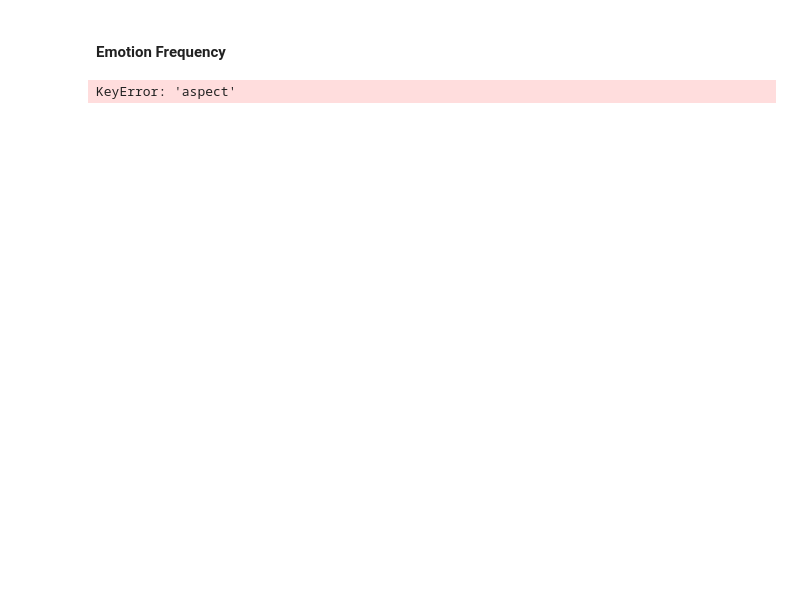
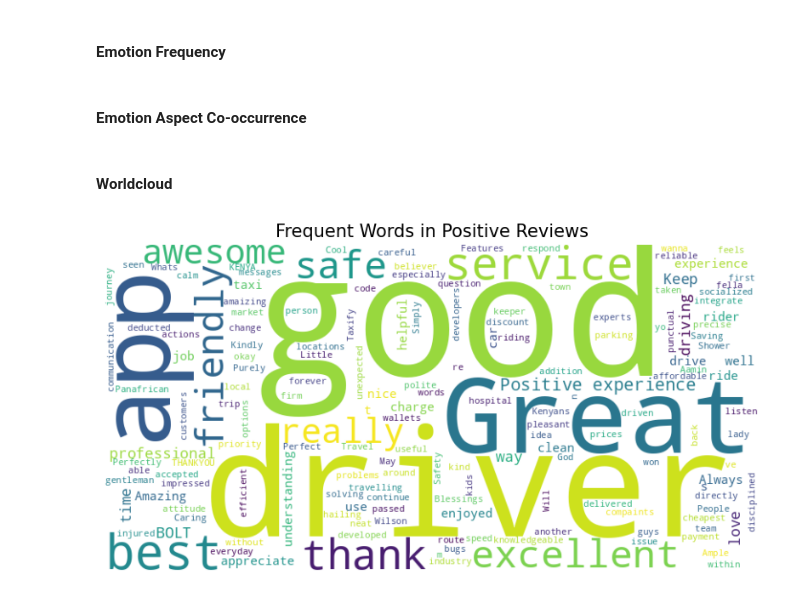
Before and after one commit to u-mar/FASA, a Jupyter notebook: notebooks/Modelling.ipynb, the cells around one changed output. Drawn from its saved outputs; the diff is of its cells as text; code cells hidden in the pictures; blank space fills up the shorter version.

```diff
--- a/notebooks/Modelling.ipynb
+++ b/notebooks/Modelling.ipynb
@@ -33,6 +35,8 @@ model.analyze_text("My trip ended up triple amount")
 final = pd.concat([i,df_pred],axis=1)
 # %%
 #final.to_csv("../Data/Cleaned/predicted.csv")
+# %%
+final = pd.read_csv("../Data/Cleaned/predicted.csv")
 # %%
 import plotly.express as px
 import plotly.graph_objects as go
@@ -42,8 +46,6 @@ from wordcloud import WordCloud
 import matplotlib.pyplot as plt
 from collections import Counter
 import ast
-# %%
-final = final.iloc[:, ~final.columns.duplicated(keep='first')]
 # %% [markdown]
 #### Overall Sentiment
 # %%
@@ -72,23 +165,0 @@ fig3.update_layout(xaxis_title='Star Rating', yaxis_title='Sentiment')
-# %%
-from pywaffle import Waffle
-
-# Prepare data
-top_aspects = final['aspect'].value_counts().nlargest(5).index.tolist()
-filtered_df = final[final['aspect'].isin(top_aspects)]
-data = filtered_df.groupby(['aspect', 'sentiment']).size().unstack()
-
-# Create plot
-plt.figure(figsize=(12, 8))
-for i, aspect in enumerate(top_aspects, 1):
-    plt.subplot(2, 3, i)
-    Waffle.make_waffle(
-        data.loc[aspect].to_dict(),
-        rows=5,
-        colors=['#27ae60', '#e74c3c', '#f39c12'],
-        title={'label': aspect, 'loc': 'left'}
-    )
-plt.suptitle('Sentiment Composition for Top 5 Aspects', y=1.02)
-plt.tight_layout()
-plt.show()
-# %% [output]
-KeyError: 'aspect'
@@ -147,0 +166,2 @@ fig.show()
+# %% [markdown]
+#### Emotion Aspect Co-occurrence
@@ -147,0 +200,17 @@ fig.show()
+# %% [markdown]
+#### Worldcloud
+# %%
+def generate_wordcloud(texts, title):
+    plt.figure(figsize=(10, 5))
+    wc = WordCloud(width=800, height=400,
+                  background_color='white',
+                  colormap='viridis').generate(" ".join(texts))
+    plt.imshow(wc, interpolation='bilinear')
+    plt.title(title, fontsize=15)
+    plt.axis("off")
+    plt.show()
+
+pos_texts = final[final['overall_sentiment'] == 'positive']['text']
+generate_wordcloud(pos_texts, "Frequent Words in Positive Reviews")
+# %% [output]
+[figure, added]
```
Also changed, not shown: parts of 21 cells of this notebook.
